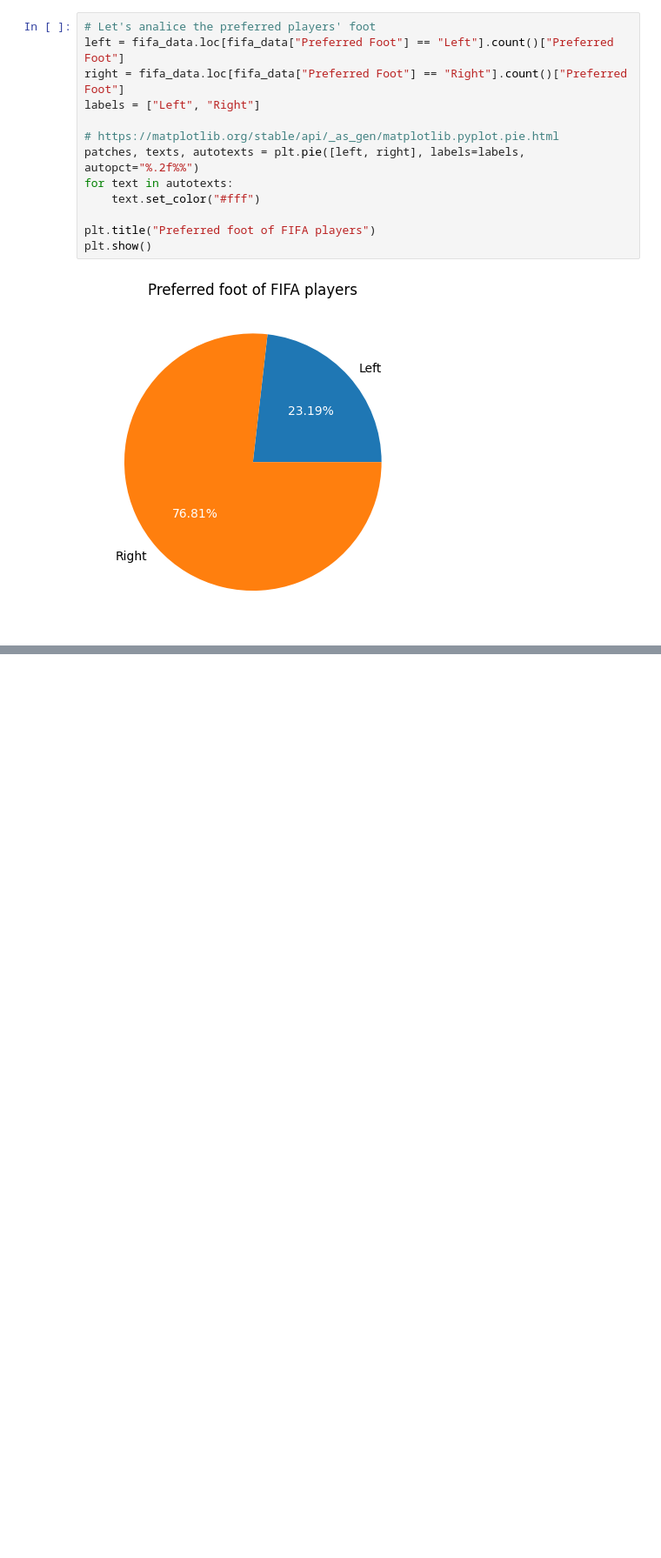
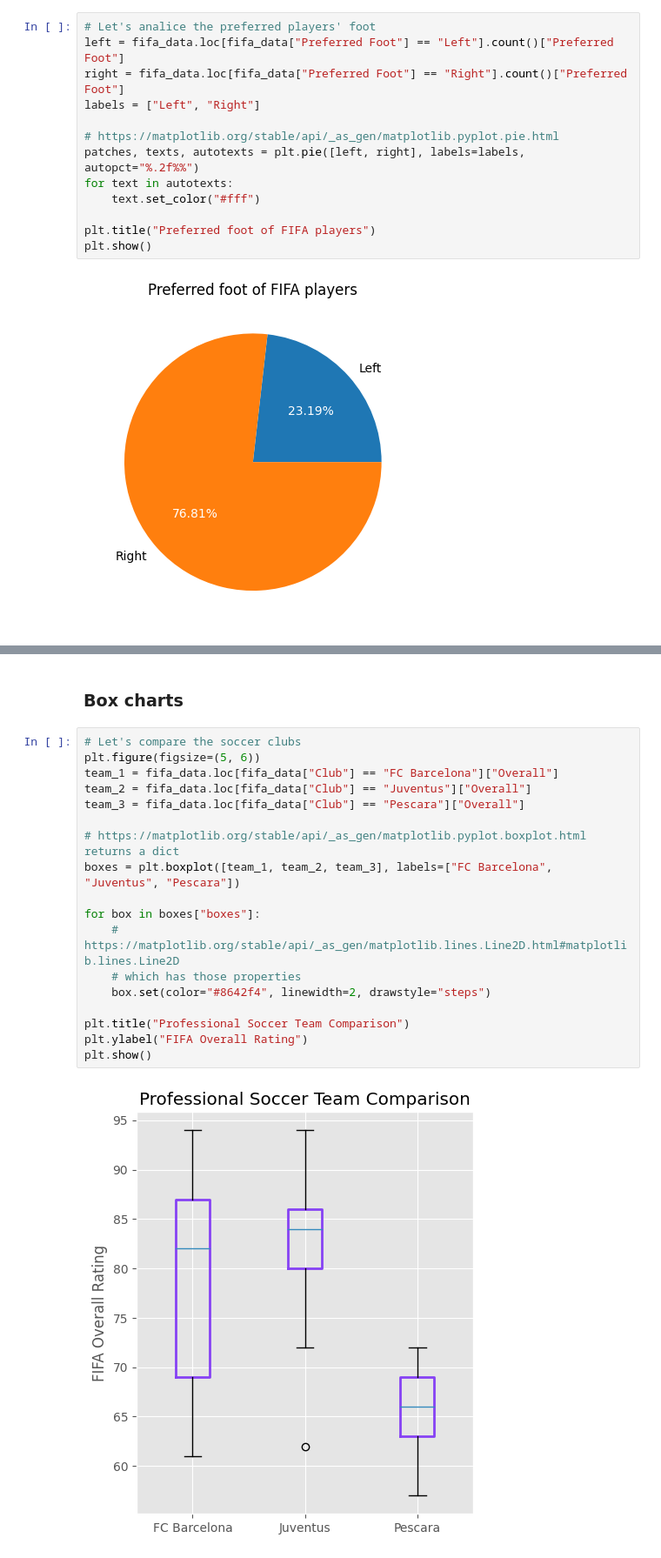
Before and after one commit to JhonSanz/plotting_matplotlib, a Jupyter notebook: yt/fifa_example.ipynb, the cells around one changed output, grey strips where cells are left out. Shown at 87% size. Drawn from its saved outputs; the diff is of its cells as text; blank space fills up the shorter version.

Commit message:
Added boxplot.

```diff
--- a/yt/fifa_example.ipynb
+++ b/yt/fifa_example.ipynb
@@ -60,0 +95,22 @@ plt.show()
+# %% [markdown]
+### Box charts
+# %%
+# Let's compare the soccer clubs
+plt.figure(figsize=(5, 6))
+team_1 = fifa_data.loc[fifa_data["Club"] == "FC Barcelona"]["Overall"]
+team_2 = fifa_data.loc[fifa_data["Club"] == "Juventus"]["Overall"]
+team_3 = fifa_data.loc[fifa_data["Club"] == "Pescara"]["Overall"]
+
+# https://matplotlib.org/stable/api/_as_gen/matplotlib.pyplot.boxplot.html returns a dict
+boxes = plt.boxplot([team_1, team_2, team_3], labels=["FC Barcelona", "Juventus", "Pescara"])
+
+for box in boxes["boxes"]:
+    # https://matplotlib.org/stable/api/_as_gen/matplotlib.lines.Line2D.html#matplotlib.lines.Line2D
+    # which has those properties
+    box.set(color="#8642f4", linewidth=2, drawstyle="steps")
+
+plt.title("Professional Soccer Team Comparison")
+plt.ylabel("FIFA Overall Rating")
+plt.show()
+# %% [output]
+[figure, added]
```
Also changed, not shown: parts of 2 cells of this notebook.
